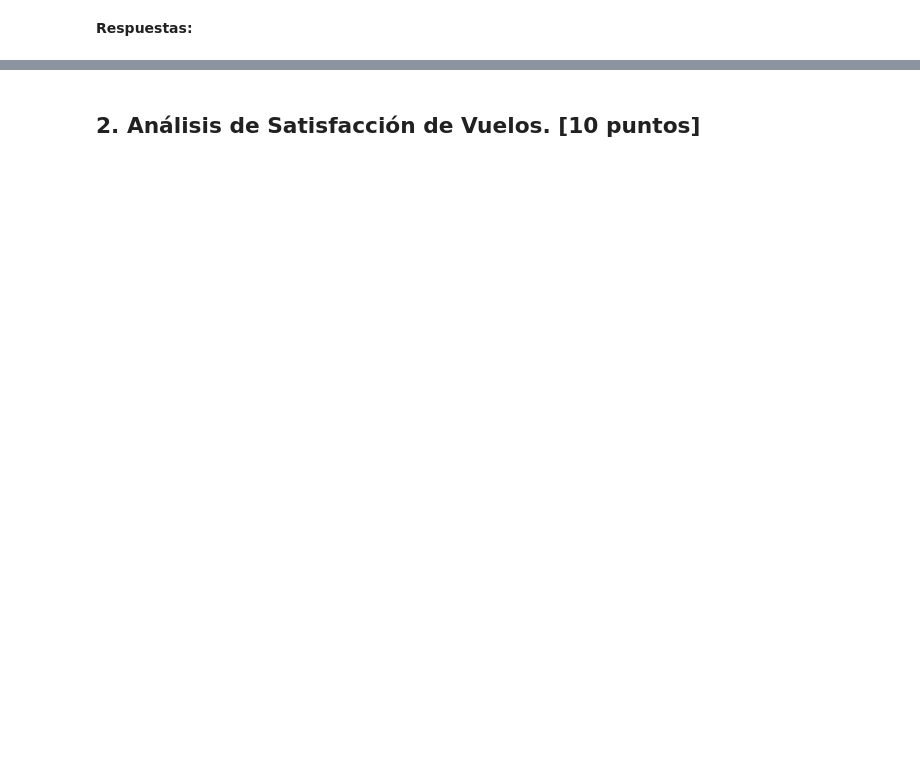
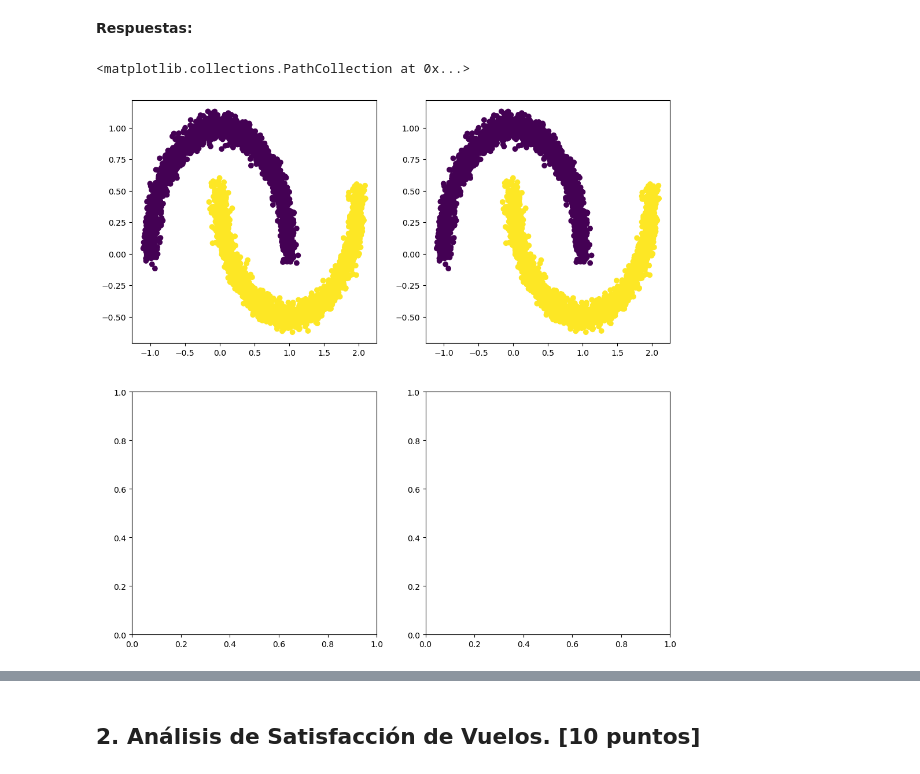
Before and after one commit to Tamaracarrasco/TamoJosha-Lab-de-Prog-MDS-Prim2025, a Jupyter notebook: Laboratorios/Laboratorio_4/Lab4_enunciado.ipynb, the cells around one changed output, grey strips where cells are left out. Saved outputs shown, nothing was run; the diff lists cells and outputs as text; code cells hidden in the pictures; blank space fills up the shorter version.

Commit message:
agrega plot_scatter inicial

```diff
--- a/Laboratorios/Laboratorio_4/Lab4_enunciado.ipynb
+++ b/Laboratorios/Laboratorio_4/Lab4_enunciado.ipynb
@@ -131,0 +162,16 @@ def plot_scatter(x, y, color):
+# %%
+# kmeans_luna = KMeans(n_clusters=2, random_state=42) # n_clusters = 2 porque así lo dice el data_
+
+dbscan = DBSCAN(eps=0.1, min_samples=4)
+X = data_sets["moons"]["x"]
+y = data_sets["moons"]["classes"]
+y_pred = dbscan.fit_predict(X)
+
+fig, axs = plt.subplots(nrows=2, ncols=2, figsize=(12, 12))
+
+axs[0, 0].scatter(X[:, 0], X[:, 1], c=y_pred)
+
+axs[0, 1].scatter(X[:, 0], X[:, 1], c=y)
+# %% [output]
+<matplotlib.collections.PathCollection at 0x...>
+[figure, added]
```
Also changed, not shown: parts of 5 cells of this notebook.
